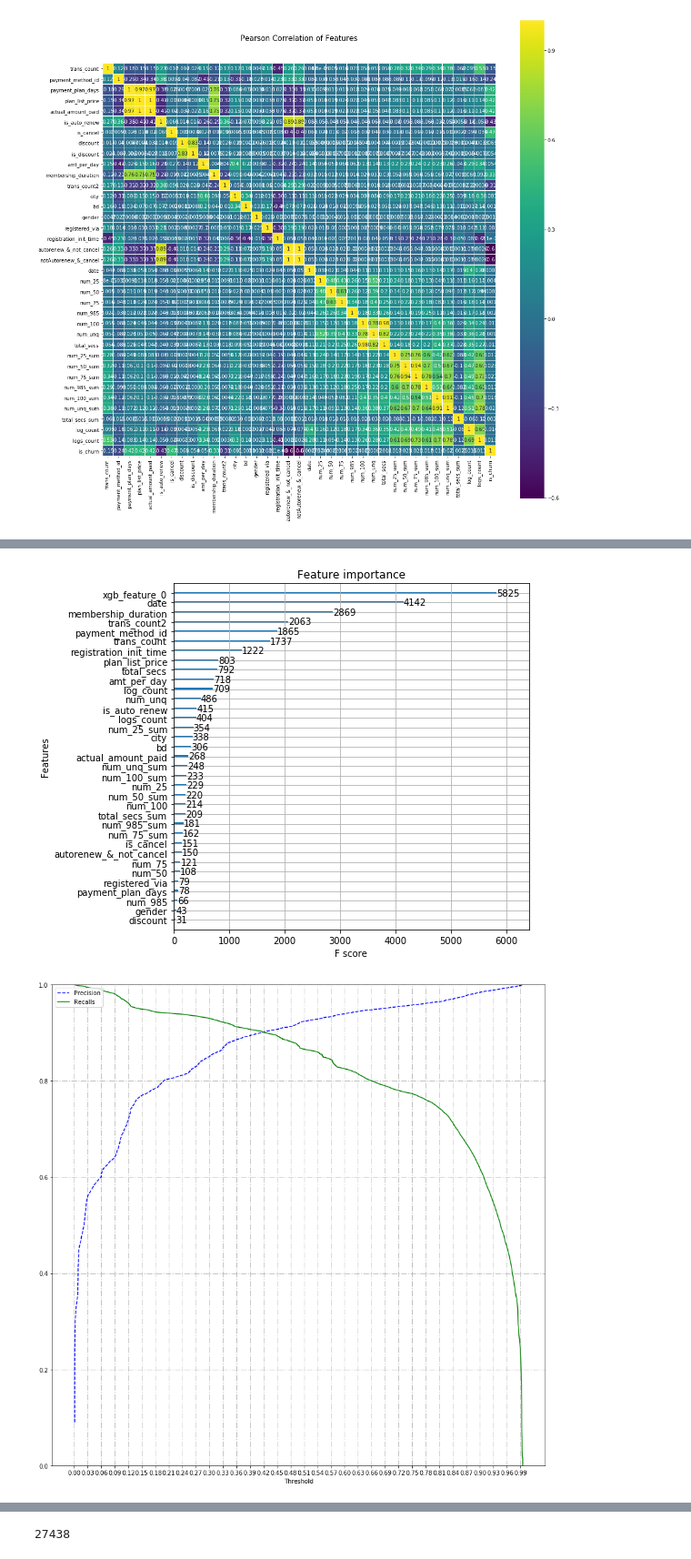
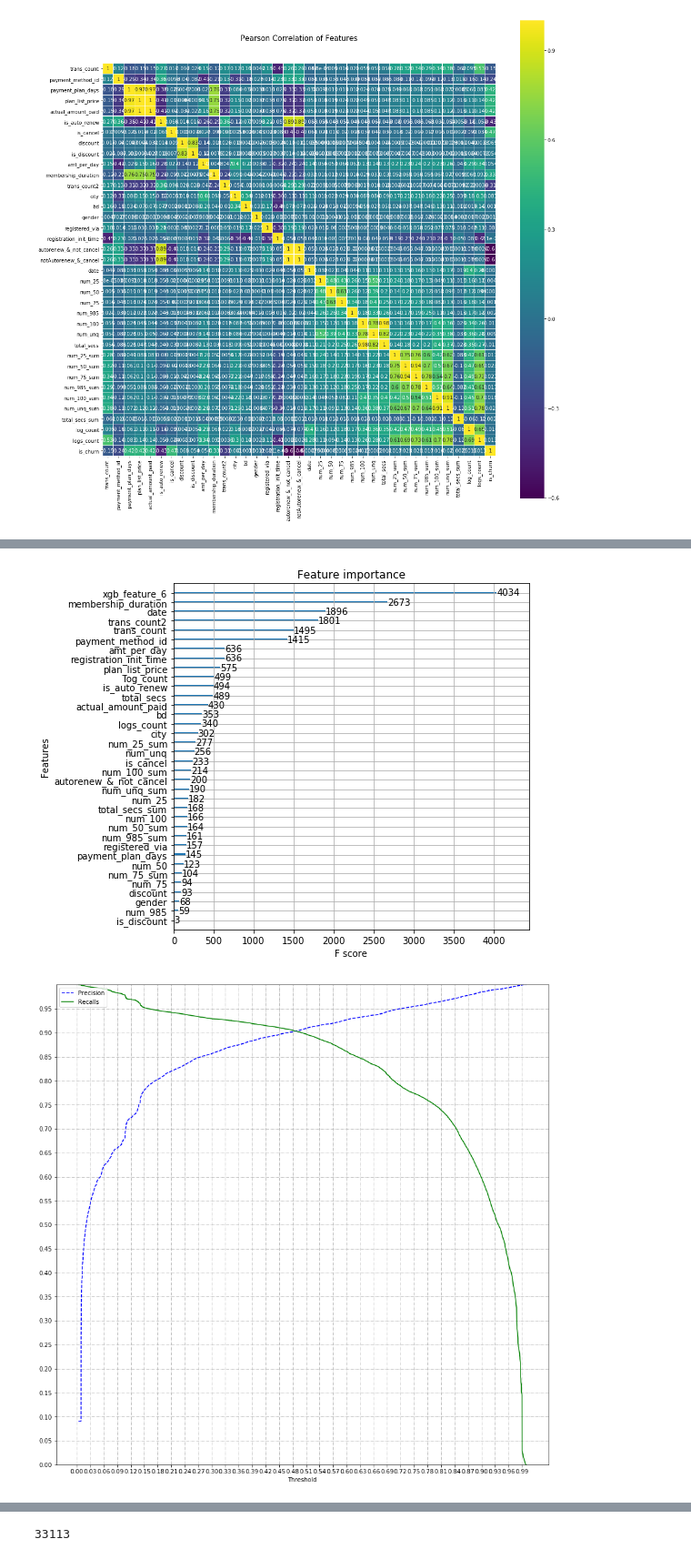
Before and after one commit to why2012/notebook, a Jupyter notebook: WSDM_Model.ipynb, the cells around one changed output, grey strips where cells are left out. Shown at 91% size. Saved outputs shown, nothing was run; the diff lists cells and outputs as text; code cells hidden in the pictures.

```diff
--- a/WSDM_Model.ipynb
+++ b/WSDM_Model.ipynb
@@ -44,6 +44,7 @@ def plot_precision_recall_vs_threshold(train_y, scores):
     plt.xlabel("Threshold")
     plt.legend(loc='upper left')
     plt.ylim([0, 1])
+    plt.yticks(np.arange(0, 1, 0.05))
     plt.xticks(np.arange(0, 1, 0.03))
     plt.grid(True, linestyle='-.')
     plt.show()
@@ -335,6 +336,7 @@ class XgbModel(object):
 # %%
 NFOLDS = 5 # set folds for out-of-fold prediction
 SEED = 0
+ROUND = 200
 kf = KFold(train.shape[0], n_folds= NFOLDS, random_state=SEED)
 xgb_params = {
         'eta': 0.02, #use 0.002
@@ -343,10 +345,10 @@ xgb_params = {
         'eval_metric': 'logloss',
         'seed': i,
         'silent': True,
-        #'tree_method': 'gpu_hist',
+        'tree_method': 'gpu_hist',
     }
 
-xgb_model = XgbModel(xgb_params, kf, ROUND=300)
+xgb_model = XgbModel(xgb_params, kf, ROUND=ROUND)
 xgb_training_predctions, xgb_test_predictions, new_feature_cols = xgb_model.train_pred(train[cols], train['is_churn'], test[cols])
 final_train_data = pd.concat([train, xgb_training_predctions], axis=1)
 final_test_data = pd.concat([test, xgb_test_predictions], axis=1)
@@ -377,10 +379,8 @@ xgb training round 1
 # %%
-final_xgb_model = XgbModel(xgb_params, ROUND=300)
+final_xgb_model = XgbModel(xgb_params, ROUND=ROUND)
 validation_preds, final_preds, validation_y = final_xgb_model.train_pred(final_train_data[new_feature_cols], final_train_data['is_churn'], final_test_data[new_feature_cols])
 test['is_churn'] = final_preds
 test[['msno','is_churn']].to_csv('submission.csv.gz', index=False, compression='gzip')
-# del final_train_data
-# del final_test_data
 del final_preds
 gc.collect()
 # %% [output]
@@ -398,13 +397,14 @@ Will train until validation-logloss hasn't improved in 50 rounds.
 # %%
 plt.rcParams['figure.figsize'] = (7.0, 7.0)
 xgb.plot_importance(booster=final_xgb_model.model)
 plt.show()
 plt.rcParams['figure.figsize'] = (15.0, 15.0)
 plot_precision_recall_vs_threshold(validation_y, validation_preds)
+plt.rcParams['figure.figsize'] = (7.0, 7.0)
 plot_roc_curve(validation_y, validation_preds)
 del validation_y
 del validation_preds
 gc.collect()
 # %% [output]
-[figure, old version]
+[figure, new version]
-[figure, old version]
+[figure, new version]
@@ -412 +412 @@ gc.collect()
-27438
+33113
```
Also changed, not shown: parts of 5 cells of this notebook.
